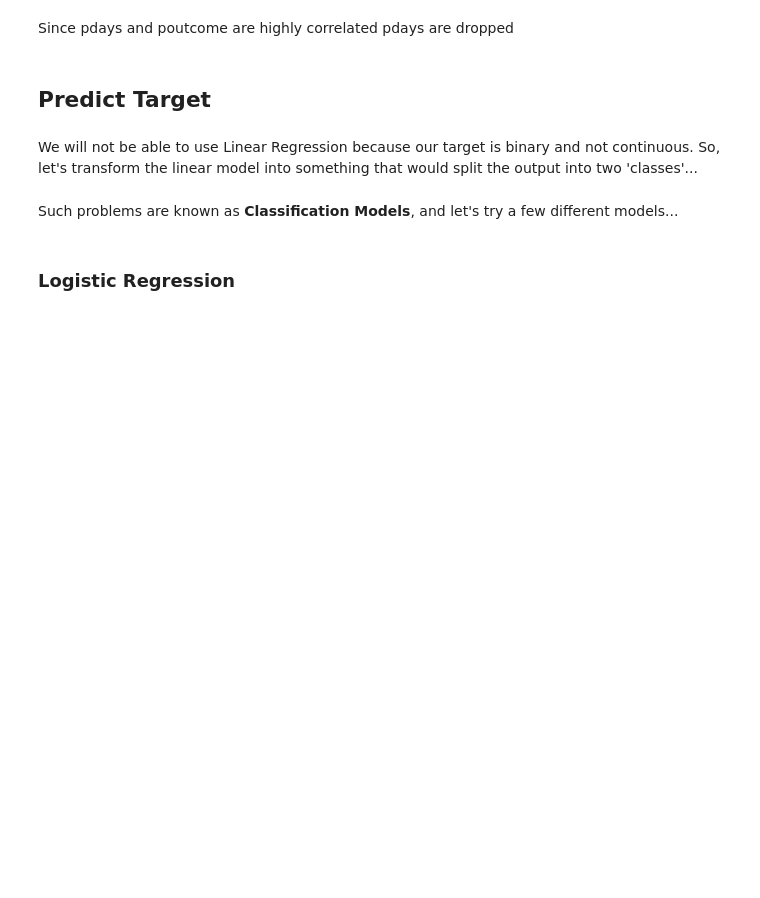
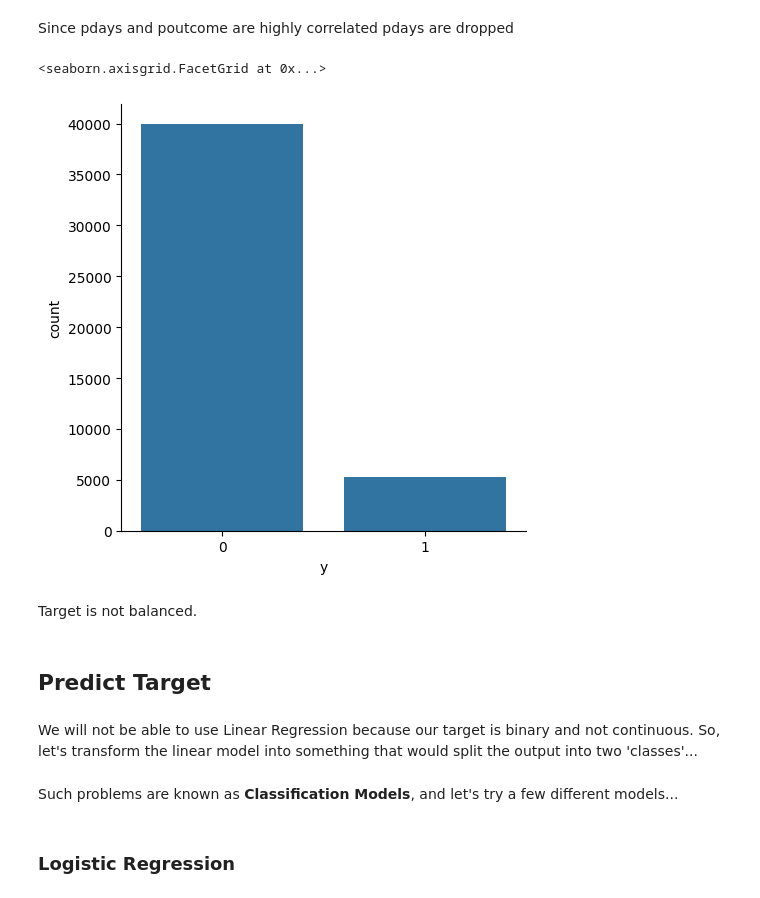
Before and after one commit to ozgunbilecen/IE423, a Jupyter notebook: OzgunBilecen_Task4.ipynb, the cells around one changed output. Saved outputs shown, nothing was run; the diff lists cells and outputs as text; code cells hidden in the pictures; blank space fills up the shorter version.

```diff
--- a/OzgunBilecen_Task4.ipynb
+++ b/OzgunBilecen_Task4.ipynb
@@ -141,6 +141,13 @@ plt.show()
 Since pdays and poutcome are highly correlated pdays are dropped
 # %%
 df = dfB.drop(['pdays'], axis=1)
+# %%
+sns.catplot(x='y', kind='count', data= dfB)
+# %% [output]
+<seaborn.axisgrid.FacetGrid at 0x...>
+[figure, added]
+# %% [markdown]
+Target is not balanced.
 # %% [markdown]
 ## Predict Target
 # %% [markdown]
```
Also changed, not shown: parts of 26 cells of this notebook.
